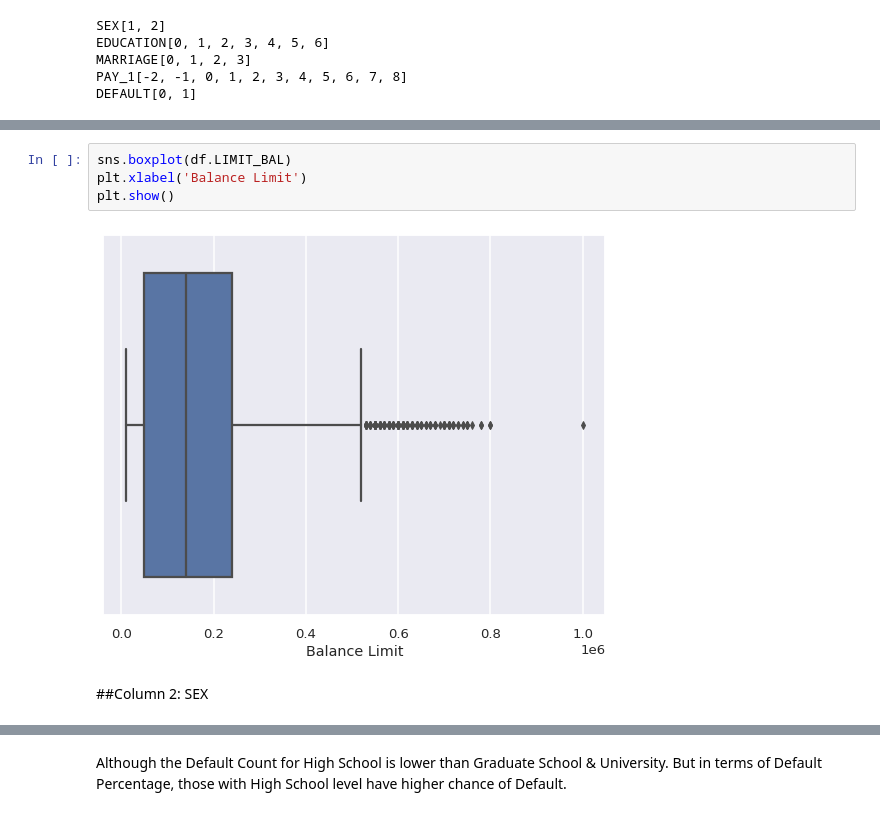
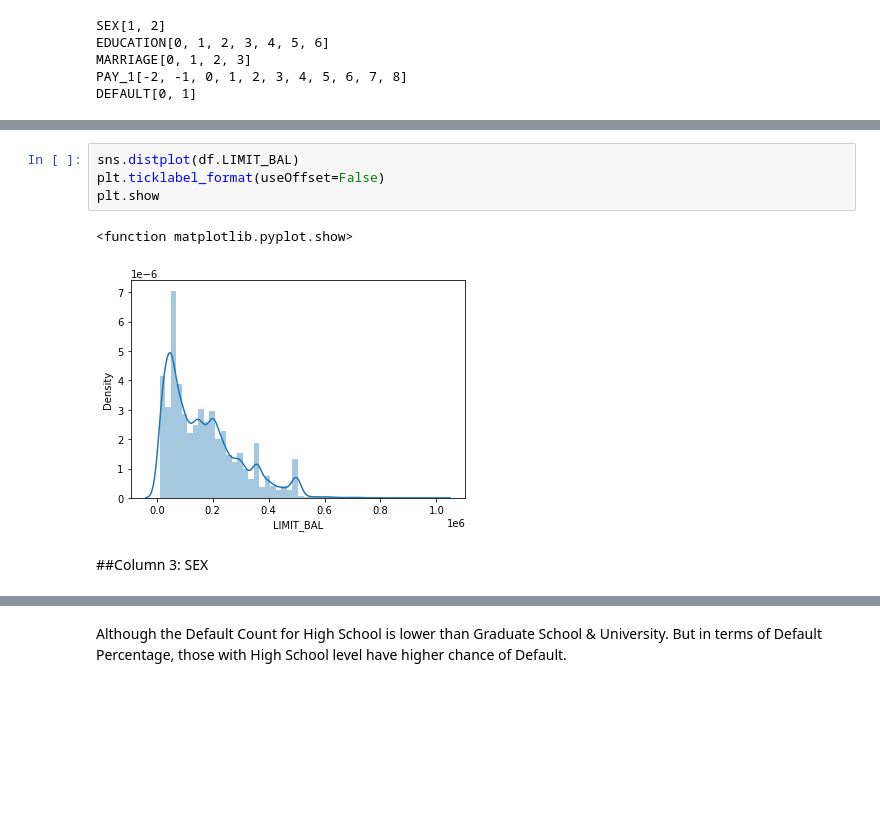
Before and after one commit to pranay2310/Credit-Card-Default-Prediction, a Jupyter notebook: Credit_Card_Default_Prediction_Capstone_Project.ipynb, the cells around one changed output, grey strips where cells are left out. Cells and saved outputs as stored; diff of their text form; blank space fills up the shorter version.

```diff
--- a/Credit_Card_Default_Prediction_Capstone_Project.ipynb
+++ b/Credit_Card_Default_Prediction_Capstone_Project.ipynb
@@ -178,11 +207,12 @@ DEFAULT[0, 1]
 # %%
-sns.boxplot(df.LIMIT_BAL)
-plt.xlabel('Balance Limit')
-plt.show()
+sns.distplot(df.LIMIT_BAL)
+plt.ticklabel_format(useOffset=False)
+plt.show
 # %% [output]
+<function matplotlib.pyplot.show>
-[figure, old version]
+[figure, new version]
 # %% [markdown]
-##Column 2: SEX
+##Column 3: SEX
 # %%
 sns.countplot(df.SEX)
 plt.xlabel('SEX')
```
Also changed, not shown: parts of 106 cells of this notebook.
